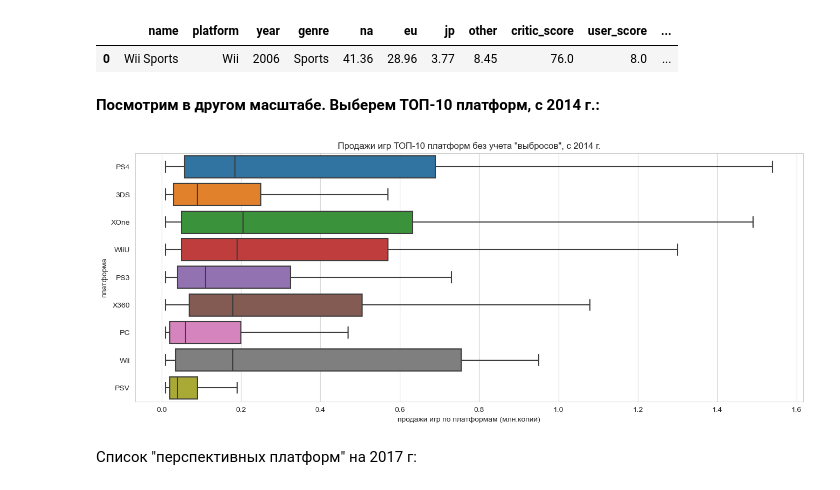
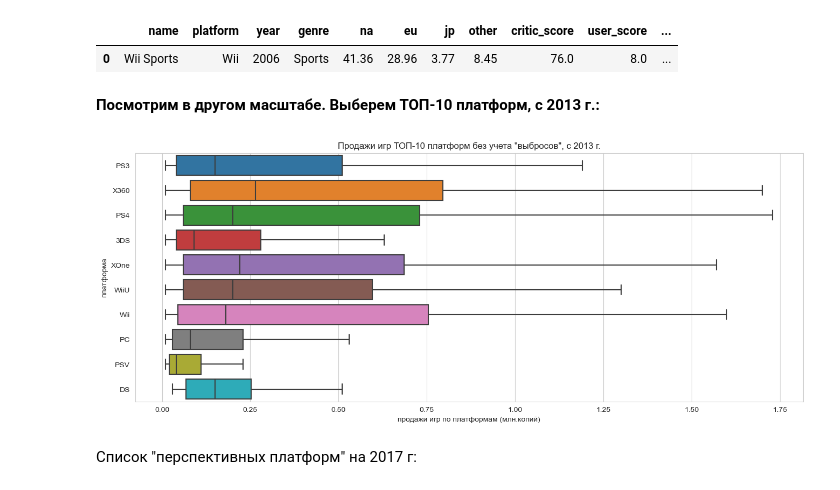
Before and after one commit to Dev-gramm/practicum-da98, a Jupyter notebook: project_1.ipynb, the cells around one changed output. Drawn from its saved outputs; the diff is of its cells as text; code cells hidden in the pictures.

```diff
--- a/project_1.ipynb
+++ b/project_1.ipynb
@@ -1450,15 +1450,15 @@ df[df['name'] == "Wii Sports"] # самая успешная консольна
 |  | name | platform | year | genre | na | eu | jp | other | critic_score | user_score | ... |
 | 0 | Wii Sports | Wii | 2006 | Sports | 41.36 | 28.96 | 3.77 | 8.45 | 76.0 | 8.0 | ... |
 # %% [markdown]
-**Посмотрим в другом масштабе. Выберем ТОП-10 платформ, с 2014 г.:**
+**Посмотрим в другом масштабе. Выберем ТОП-10 платформ, с 2013 г.:**
 # %%
 plt.figure(figsize=(16,6))
-sns.boxplot(data=df[df['year'] >= 2014].query('platform == @pl_list'), x='total', y='platform', showfliers=False)
-plt.title('Продажи игр ТОП-10 платформ без учета "выбросов", с 2014 г.')
+sns.boxplot(data=df[df['year'] >= 2013].query('platform == @pl_list'), x='total', y='platform', showfliers=False)
+plt.title('Продажи игр ТОП-10 платформ без учета "выбросов", с 2013 г.')
 plt.xlabel('продажи игр по платформам (млн.копий)')
 plt.ylabel('платформа');
 # %% [output]
-[figure, old version]
+[figure, new version]
 # %% [markdown]
 Список "перспективных платформ" на 2017 г:
 # %%
```
Also changed, not shown: parts of 41 cells of this notebook.
